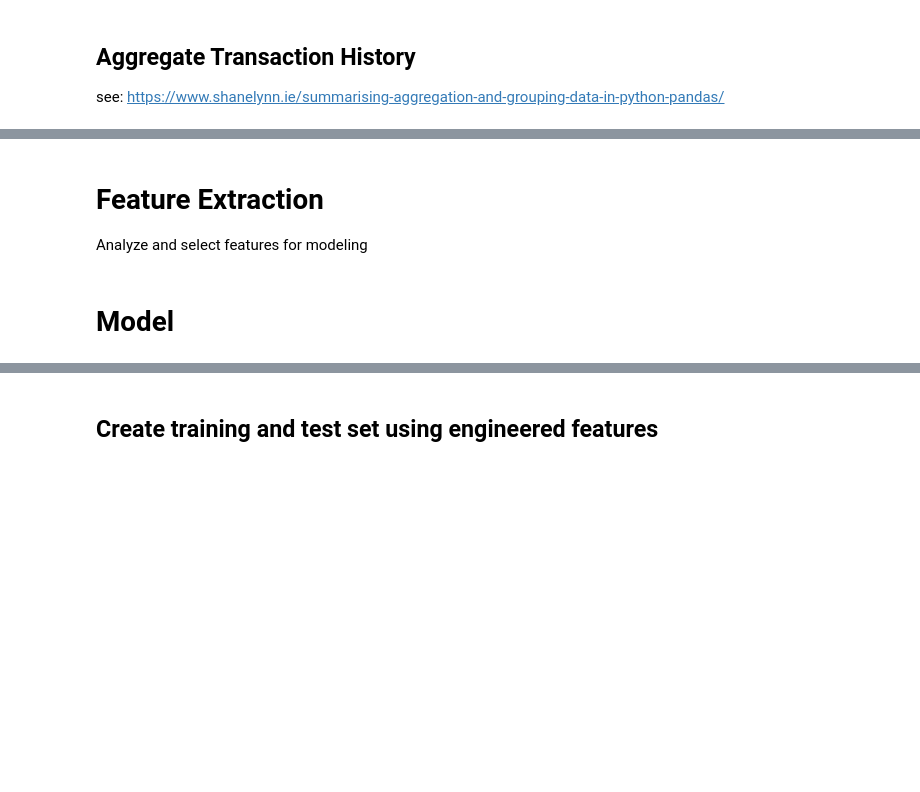
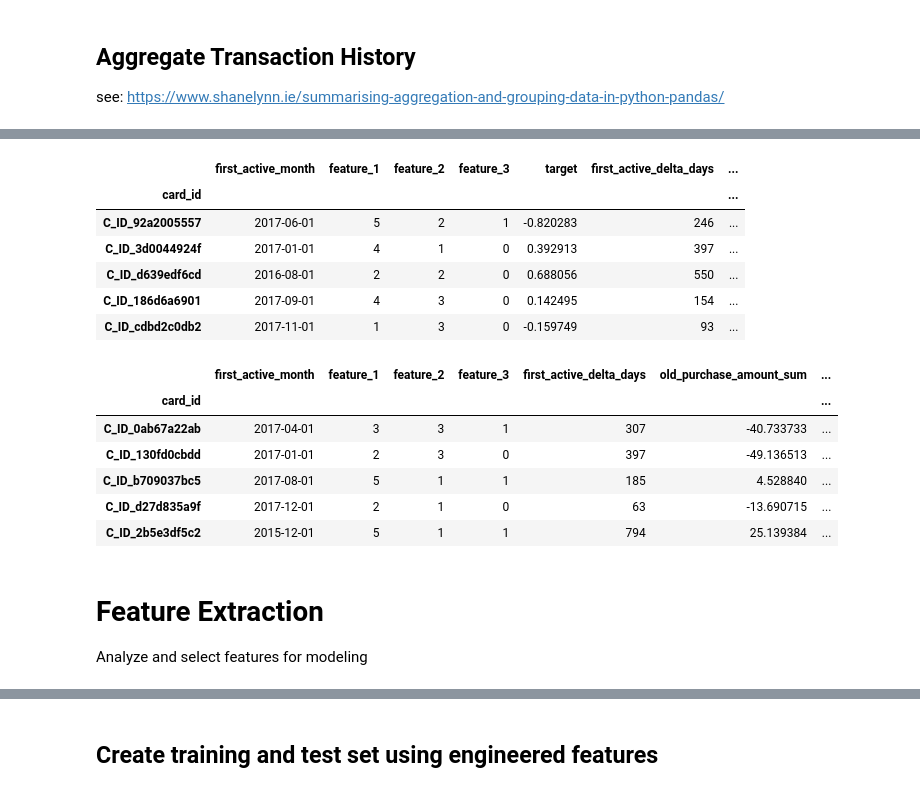
Before and after one commit to kevinhanna/Elo_kaggle, a Jupyter notebook: Team 3 Group Project.ipynb, the cells around one changed output, grey strips where cells are left out. Cells and saved outputs as stored; diff of their text form; code cells hidden in the pictures; blank space fills up the shorter version.

```diff
--- a/Team 3 Group Project.ipynb
+++ b/Team 3 Group Project.ipynb
@@ -47,8 +47,8 @@ line()
 train        = pd.read_csv('input/train.csv', parse_dates=['first_active_month']).set_index('card_id')
 test         = pd.read_csv('input/test.csv',  parse_dates=['first_active_month']).set_index('card_id')
 merchants    = pd.read_csv('input/merchants.csv').set_index('merchant_id')
-transactions = pd.read_csv('input/historical_transactions.csv', parse_dates=['purchase_date'])
-#submission   = pd.read_csv('../input/sample_submission.csv')
+transactions_old = pd.read_csv('input/historical_transactions.csv',   parse_dates = ['purchase_date'])
+transactions_new = pd.read_csv('input/new_merchant_transactions.csv', parse_dates = ['purchase_date'])
 # %% [markdown]
 ## Data Clean Up
 # %%
@@ -241,5 +207,49 @@ display(test.head())
+# %%
+def aggregate_data():
+    global train, test
+
+    # These aggregations will be performed on both new and old
+    aggregation = {
+#         'purchase_amount': ['sum', 'mean', 'median', 'max', 'min', 'std'],
+        'purchase_amount': ['sum', 'mean'],
+        'subsector_id': ['nunique'],
+        'merchant_category_id': ['nunique']
+    }
+
+    # Do aggregations on aggregated_old and join with training and test data
+    aggregated_old = transactions_old.groupby(['card_id']).agg(aggregation)
+    aggregated_old.columns = ['old_' + '_'.join(col).strip() for col in aggregated_old.columns.values]
+    train = train.merge(right=aggregated_old, how='left', on='card_id')
+    test = test.merge(right=aggregated_old, how='left', on='card_id')
+
+    # Do aggregations on aggregated_new and join with training and test data
+    aggregated_new = transactions_new.groupby(['card_id']).agg(aggregation)
+    aggregated_new.columns = ['new_' + '_'.join(col).strip() for col in aggregated_new.columns.values]
+    train = train.merge(right=aggregated_new, how='left', on='card_id')
+    test = test.merge(right=aggregated_new, how='left', on='card_id')
+
+    train = train.fillna(0)
+    test = test.fillna(0)
+
+
+aggregate_data()
+display(train.head())
+display(test.head())
+# %% [output]
+|  | first_active_month | feature_1 | feature_2 | feature_3 | target | first_active_delta_days | ... |
+| card_id |  |  |  |  |  |  | ... |
+| C_ID_92a2005557 | 2017-06-01 | 5 | 2 | 1 | -0.820283 | 246 | ... |
+| C_ID_3d0044924f | 2017-01-01 | 4 | 1 | 0 | 0.392913 | 397 | ... |
+| C_ID_d639edf6cd | 2016-08-01 | 2 | 2 | 0 | 0.688056 | 550 | ... |
+| C_ID_186d6a6901 | 2017-09-01 | 4 | 3 | 0 | 0.142495 | 154 | ... |
+| C_ID_cdbd2c0db2 | 2017-11-01 | 1 | 3 | 0 | -0.159749 | 93 | ... |
+|  | first_active_month | feature_1 | feature_2 | feature_3 | first_active_delta_days | old_purchase_amount_sum | ... |
+| card_id |  |  |  |  |  |  | ... |
+| C_ID_0ab67a22ab | 2017-04-01 | 3 | 3 | 1 | 307 | -40.733733 | ... |
+| C_ID_130fd0cbdd | 2017-01-01 | 2 | 3 | 0 | 397 | -49.136513 | ... |
+| C_ID_b709037bc5 | 2017-08-01 | 5 | 1 | 1 | 185 | 4.528840 | ... |
+| C_ID_d27d835a9f | 2017-12-01 | 2 | 1 | 0 | 63 | -13.690715 | ... |
+| C_ID_2b5e3df5c2 | 2015-12-01 | 5 | 1 | 1 | 794 | 25.139384 | ... |
 # %% [markdown]
 # Feature Extraction
 Analyze and select features for modeling
-# %% [markdown]
-# Model
```
Also changed, not shown: parts of 10 cells of this notebook.
